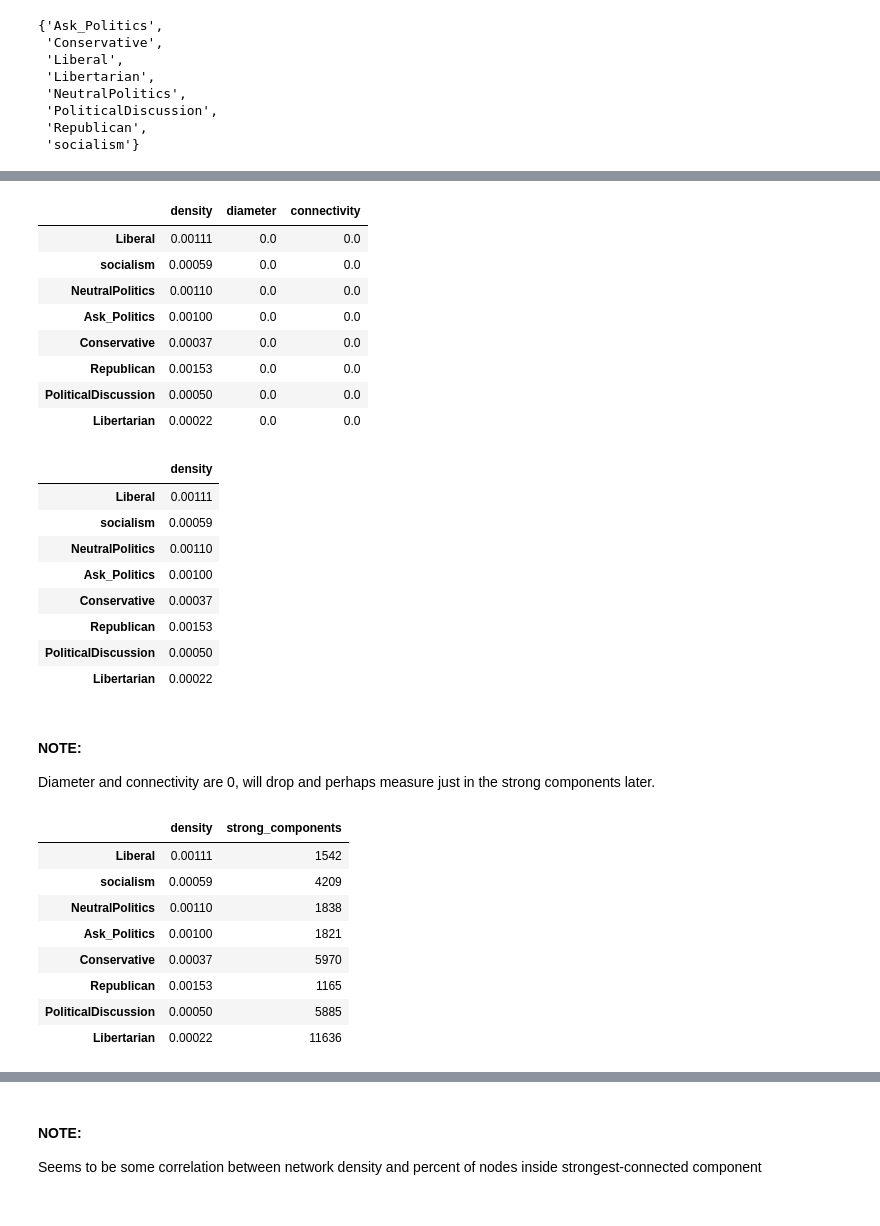
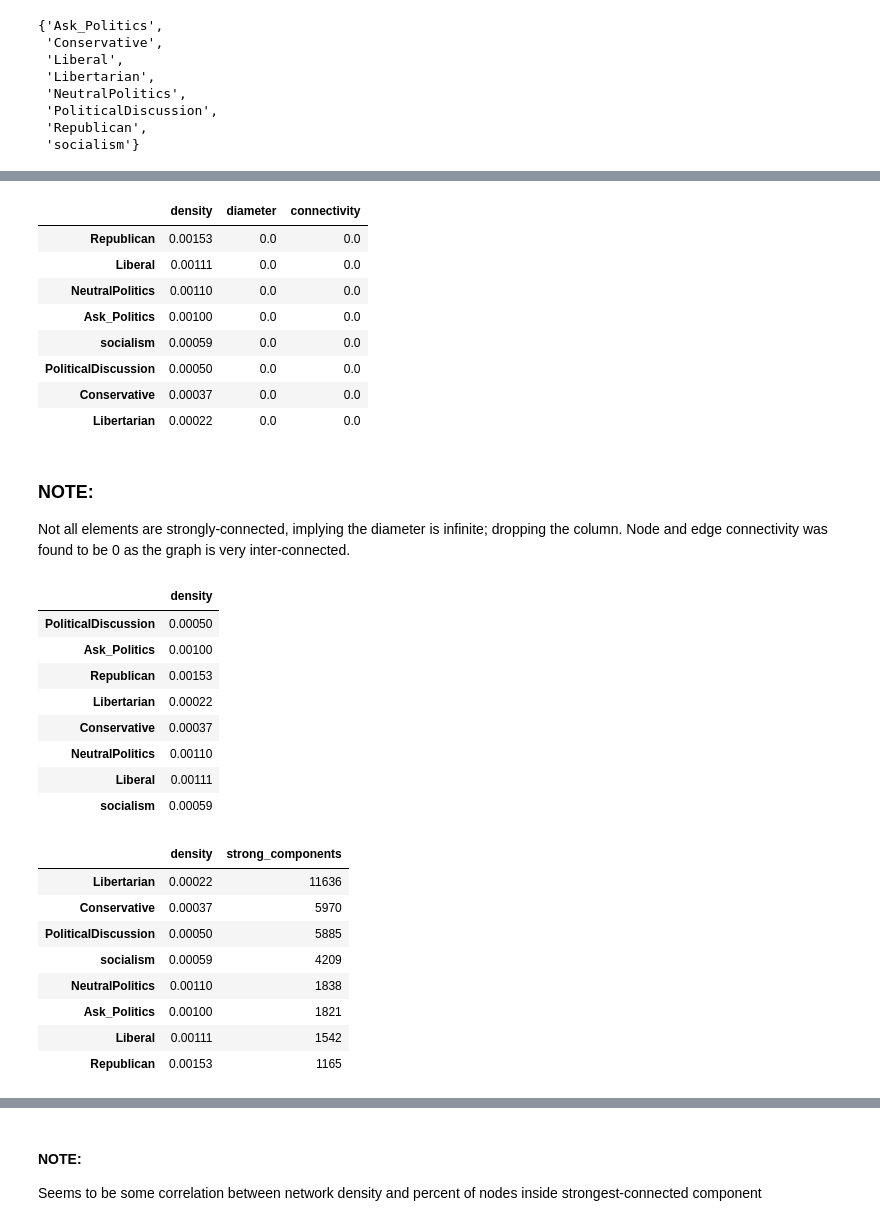
Before and after one commit to ruskirin/reddit-assortativity-analysis, a Jupyter notebook: analysis.ipynb, the cells around one changed output, grey strips where cells are left out. Drawn from its saved outputs; the diff is of its cells as text; code cells hidden in the pictures.

```diff
--- a/analysis.ipynb
+++ b/analysis.ipynb
@@ -163 +158,16 @@ for n,g in graphs.items():
+# %%
+fig = plt.figure(num=1, figsize=(6,6))
+# %%
+# Get images of all networks of interest
+for n,g in graphs.items():
+    if n in {'Ask_Politics', 'Conservative', 'Libertarian', 'NeutralPolitics', 'Republican'}:
+        continue
+
+    plt.clf()
+    fig.suptitle(f'r/{n}')
+
+    nx.draw_networkx(g, **nx_opts)
+    plt.show()
+
+    plt.savefig(f'images/{n}.png', bbox_inches='tight')
 # %% [markdown]
@@ -179,45 +189,45 @@ params
 # %%
 density = {n: np.round(nx.density(g), 5) for n,g in graphs.items()}
 params['density'] = density
-params
+params.sort_values(by=['density'], ascending=False)
 # %% [output]
 |  | density | diameter | connectivity |
+| Republican | 0.00153 | 0.0 | 0.0 |
 | Liberal | 0.00111 | 0.0 | 0.0 |
-| socialism | 0.00059 | 0.0 | 0.0 |
 | NeutralPolitics | 0.00110 | 0.0 | 0.0 |
 | Ask_Politics | 0.00100 | 0.0 | 0.0 |
+| socialism | 0.00059 | 0.0 | 0.0 |
+| PoliticalDiscussion | 0.00050 | 0.0 | 0.0 |
 | Conservative | 0.00037 | 0.0 | 0.0 |
-| Republican | 0.00153 | 0.0 | 0.0 |
-| PoliticalDiscussion | 0.00050 | 0.0 | 0.0 |
 | Libertarian | 0.00022 | 0.0 | 0.0 |
+# %% [markdown]
+### NOTE:
+Not all elements are strongly-connected, implying the diameter is infinite; dropping the column. Node and edge connectivity was found to be 0 as the graph is very inter-connected.
 # %%
 params = params.drop(columns=['diameter', 'connectivity'])
 params
 # %% [output]
 |  | density |
+| PoliticalDiscussion | 0.00050 |
+| Ask_Politics | 0.00100 |
+| Republican | 0.00153 |
+| Libertarian | 0.00022 |
+| Conservative | 0.00037 |
+| NeutralPolitics | 0.00110 |
 | Liberal | 0.00111 |
 | socialism | 0.00059 |
-| NeutralPolitics | 0.00110 |
-| Ask_Politics | 0.00100 |
-| Conservative | 0.00037 |
-| Republican | 0.00153 |
-| PoliticalDiscussion | 0.00050 |
-| Libertarian | 0.00022 |
-# %% [markdown]
-#### NOTE:
-Diameter and connectivity are 0, will drop and perhaps measure just in the strong components later.
 # %%
 strong_conn = {n: nx.number_strongly_connected_components(g) for n,g in graphs.items()}
 params['strong_components'] = strong_conn
-params
+params.sort_values(by=['strong_components'], ascending=False)
 # %% [output]
 |  | density | strong_components |
-| Liberal | 0.00111 | 1542 |
+| Libertarian | 0.00022 | 11636 |
+| Conservative | 0.00037 | 5970 |
+| PoliticalDiscussion | 0.00050 | 5885 |
 | socialism | 0.00059 | 4209 |
 | NeutralPolitics | 0.00110 | 1838 |
 | Ask_Politics | 0.00100 | 1821 |
-| Conservative | 0.00037 | 5970 |
+| Liberal | 0.00111 | 1542 |
 | Republican | 0.00153 | 1165 |
-| PoliticalDiscussion | 0.00050 | 5885 |
-| Libertarian | 0.00022 | 11636 |
 # %% [markdown]
```
Also changed, not shown: parts of 47 cells of this notebook.
